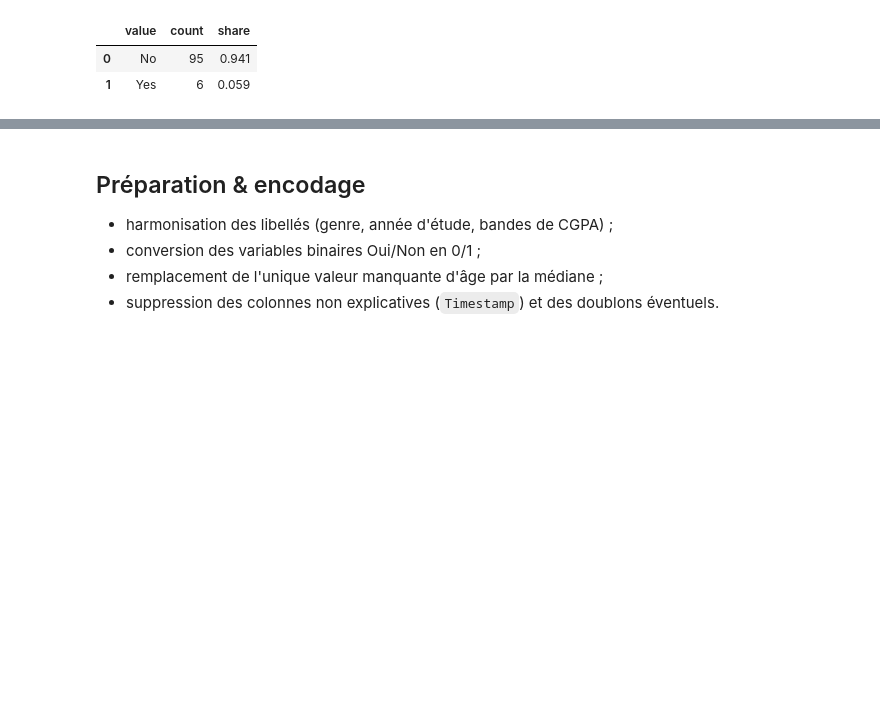
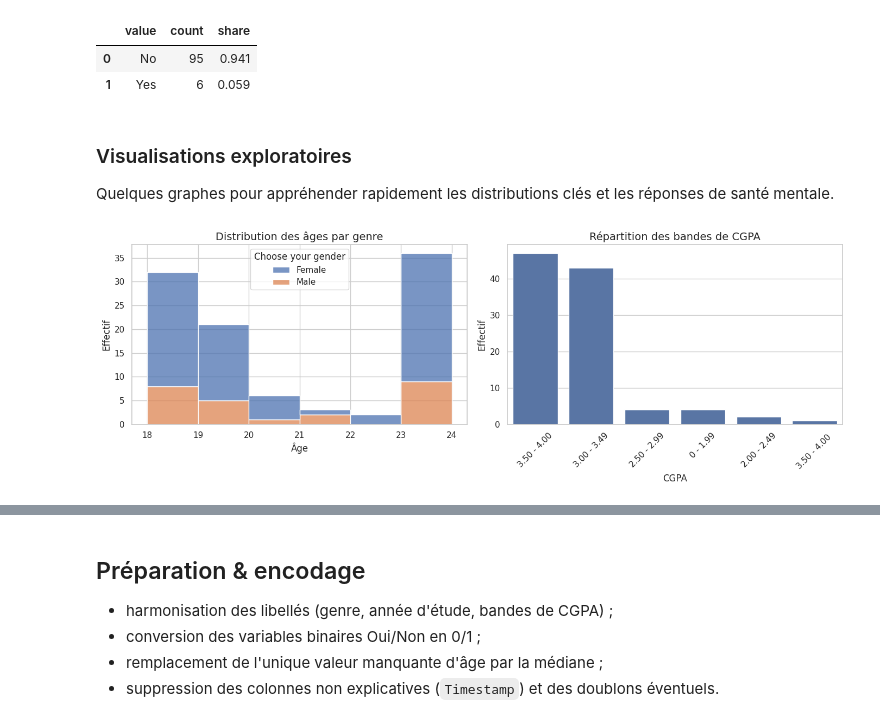
Before and after one commit to yacoubasawadogo/kmeans-ifoad-groupe6, a Jupyter notebook: notebooks/kmeans_student_mental_health.ipynb, the cells around one changed output, grey strips where cells are left out. Saved outputs shown, nothing was run; the diff lists cells and outputs as text; code cells hidden in the pictures; blank space fills up the shorter version.

```diff
--- a/notebooks/kmeans_student_mental_health.ipynb
+++ b/notebooks/kmeans_student_mental_health.ipynb
@@ -154,3 +154,26 @@ Missing ages: 1
 |  | value | count | share |
 | 0 | No | 95 | 0.941 |
 | 1 | Yes | 6 | 0.059 |
+# %% [markdown]
+
+### Visualisations exploratoires
+Quelques graphes pour appréhender rapidement les distributions clés et les réponses de santé mentale.
+# %%
+
+fig, axes = plt.subplots(1, 2, figsize=(14, 5))
+
+sns.histplot(data=raw_df, x="Age", hue="Choose your gender", multiple="stack", binwidth=1, ax=axes[0])
+axes[0].set_title("Distribution des âges par genre")
+axes[0].set_xlabel("Âge")
+axes[0].set_ylabel("Effectif")
+
+sns.countplot(data=raw_df, x="What is your CGPA?", order=raw_df["What is your CGPA?"].value_counts().index, ax=axes[1])
+axes[1].set_title("Répartition des bandes de CGPA")
+axes[1].set_xlabel("CGPA")
+axes[1].set_ylabel("Effectif")
+axes[1].tick_params(axis='x', rotation=45)
+
+plt.tight_layout()
+plt.show()
+# %% [output]
+[figure, added]
```
Also changed, not shown: parts of 5 cells of this notebook.
